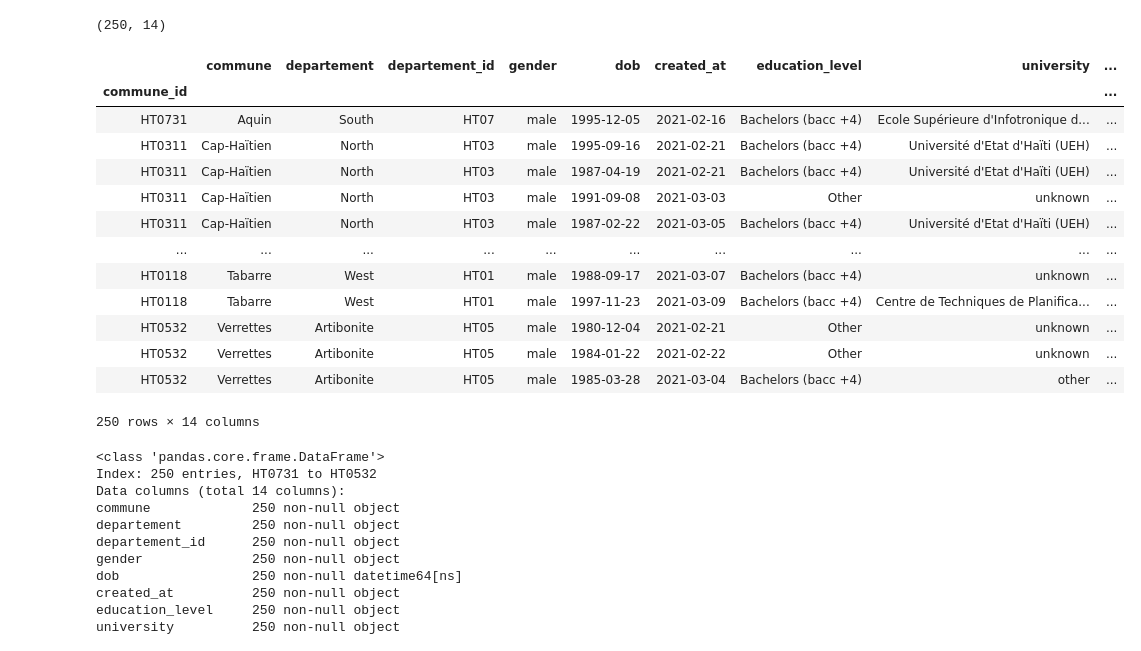
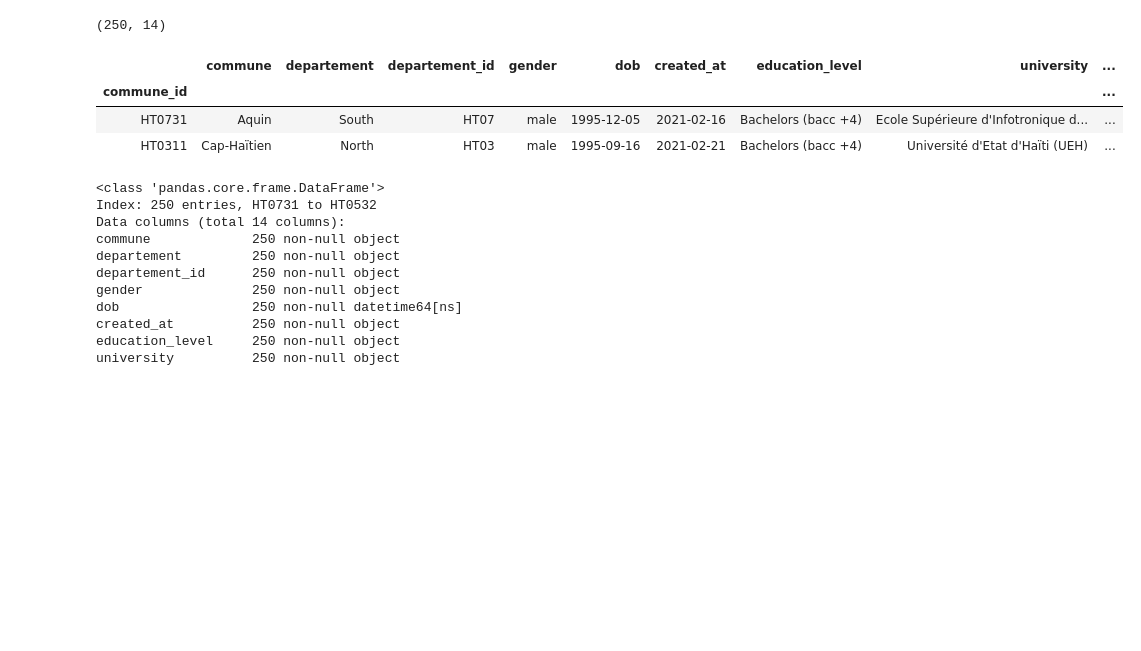
Before and after one commit to Ldave01/Data-Processing-Project, a Jupyter notebook: data_processing.ipynb, the cells around one changed output. Cells and saved outputs as stored; diff of their text form; code cells hidden in the pictures; blank space fills up the shorter version.

```diff
--- a/data_processing.ipynb
+++ b/data_processing.ipynb
@@ -47,8 +94,9 @@ quest_data['dob'] = pd.to_datetime(quest_data['dob'])
 # %%
 #This line fill all the null values in dob column
 quest_data.dob=quest_data['dob'].fillna(value=quest_data.dob.mean())
-# %%
-quest_data['study_domain'] = quest_data['study_domain'].replace(['[]'],"['item1']")
+# %%
+#replace null value in study_domain with the mode value
+quest_data['study_domain'] = quest_data['study_domain'].replace(['[]'],quest_data['study_domain'].mode())
 # %%
 quest_data['study_domain'].value_counts()
 # %% [output]
@@ -96,2 +139,0 @@ quest_data.head()
-# %%
-quest_data['created_at'] = quest_data['created_at'].str[:10]
@@ -195,19 +221,9 @@ dataset.shape
 # %%
 # dataset = pd.merge(left =dataset,right=technology_data,how="inner",on="quest_id")
 # %%
-dataset
+dataset.head(2)
 # %% [output]
 |  | commune | departement | departement_id | gender | dob | created_at | education_level | university | ... |
 | commune_id |  |  |  |  |  |  |  |  | ... |
 | HT0731 | Aquin | South | HT07 | male | 1995-12-05 | 2021-02-16 | Bachelors (bacc +4) | Ecole Supérieure d'Infotronique d... | ... |
 | HT0311 | Cap-Haïtien | North | HT03 | male | 1995-09-16 | 2021-02-21 | Bachelors (bacc +4) | Université d'Etat d'Haïti (UEH) | ... |
-| HT0311 | Cap-Haïtien | North | HT03 | male | 1987-04-19 | 2021-02-21 | Bachelors (bacc +4) | Université d'Etat d'Haïti (UEH) | ... |
-| HT0311 | Cap-Haïtien | North | HT03 | male | 1991-09-08 | 2021-03-03 | Other | unknown | ... |
-| HT0311 | Cap-Haïtien | North | HT03 | male | 1987-02-22 | 2021-03-05 | Bachelors (bacc +4) | Université d'Etat d'Haïti (UEH) | ... |
-| ... | ... | ... | ... | ... | ... | ... | ... | ... | ... |
-| HT0118 | Tabarre | West | HT01 | male | 1988-09-17 | 2021-03-07 | Bachelors (bacc +4) | unknown | ... |
-| HT0118 | Tabarre | West | HT01 | male | 1997-11-23 | 2021-03-09 | Bachelors (bacc +4) | Centre de Techniques de Planifica... | ... |
-| HT0532 | Verrettes | Artibonite | HT05 | male | 1980-12-04 | 2021-02-21 | Other | unknown | ... |
-| HT0532 | Verrettes | Artibonite | HT05 | male | 1984-01-22 | 2021-02-22 | Other | unknown | ... |
-| HT0532 | Verrettes | Artibonite | HT05 | male | 1985-03-28 | 2021-03-04 | Bachelors (bacc +4) | other | ... |
-250 rows × 14 columns
```
Also changed, not shown: parts of 32 cells of this notebook.
